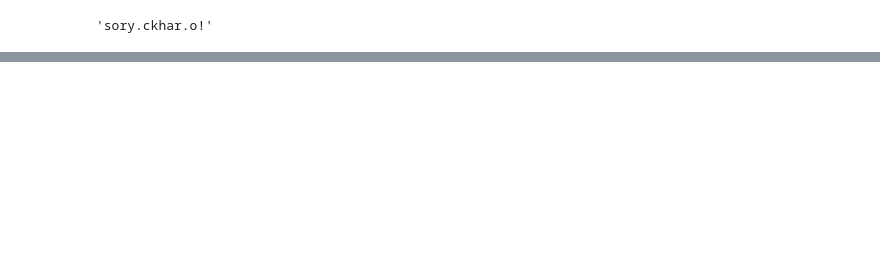
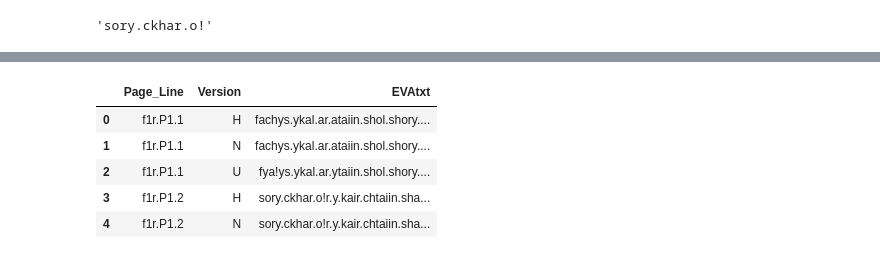
Before and after one commit to BranislavMajernik/voyniXfiles, a Jupyter notebook: voynixf1.ipynb, the cells around one changed output, grey strips where cells are left out. Saved outputs shown, nothing was run; the diff lists cells and outputs as text; code cells hidden in the pictures; blank space fills up the shorter version.

```diff
--- a/voynixf1.ipynb
+++ b/voynixf1.ipynb
@@ -39,0 +40,10 @@ MessageError: ignored
+# %%
+data = pd.read_csv('voynichevatxt.csv', sep=';')
+data.head()
+# %% [output]
+|  | Page_Line | Version | EVAtxt |
+| 0 | f1r.P1.1 | H | fachys.ykal.ar.ataiin.shol.shory.... |
+| 1 | f1r.P1.1 | N | fachys.ykal.ar.ataiin.shol.shory.... |
+| 2 | f1r.P1.1 | U | fya!ys.ykal.ar.ytaiin.shol.shory.... |
+| 3 | f1r.P1.2 | H | sory.ckhar.o!r.y.kair.chtaiin.sha... |
+| 4 | f1r.P1.2 | N | sory.ckhar.o!r.y.kair.chtaiin.sha... |
```
Also changed, not shown: parts of 16 cells of this notebook.
